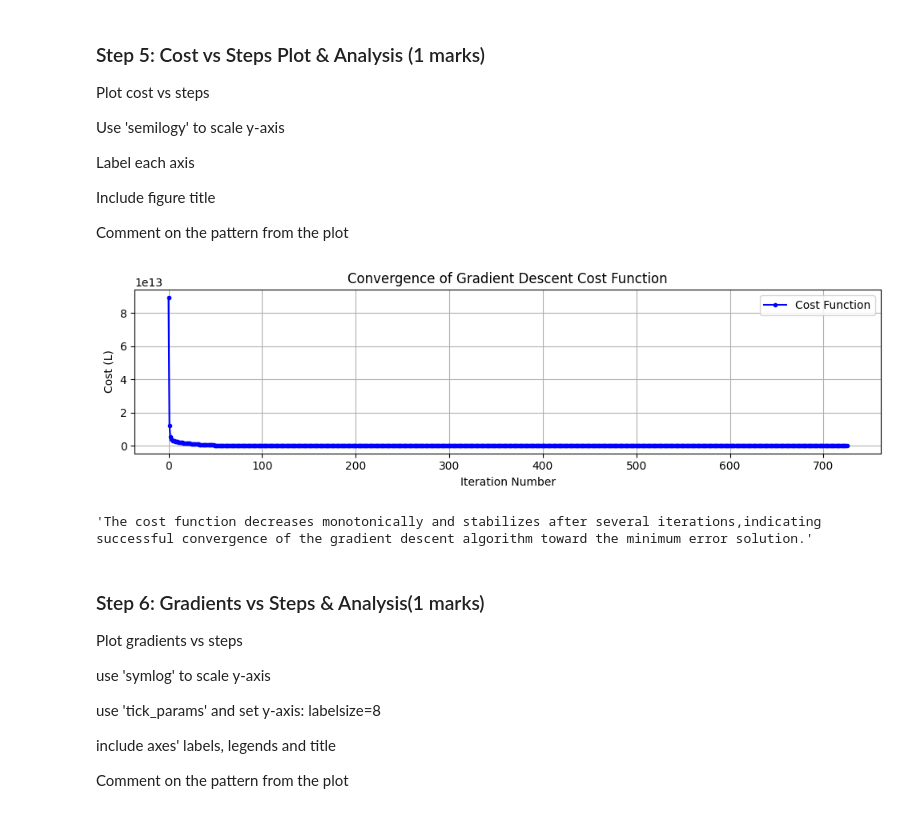
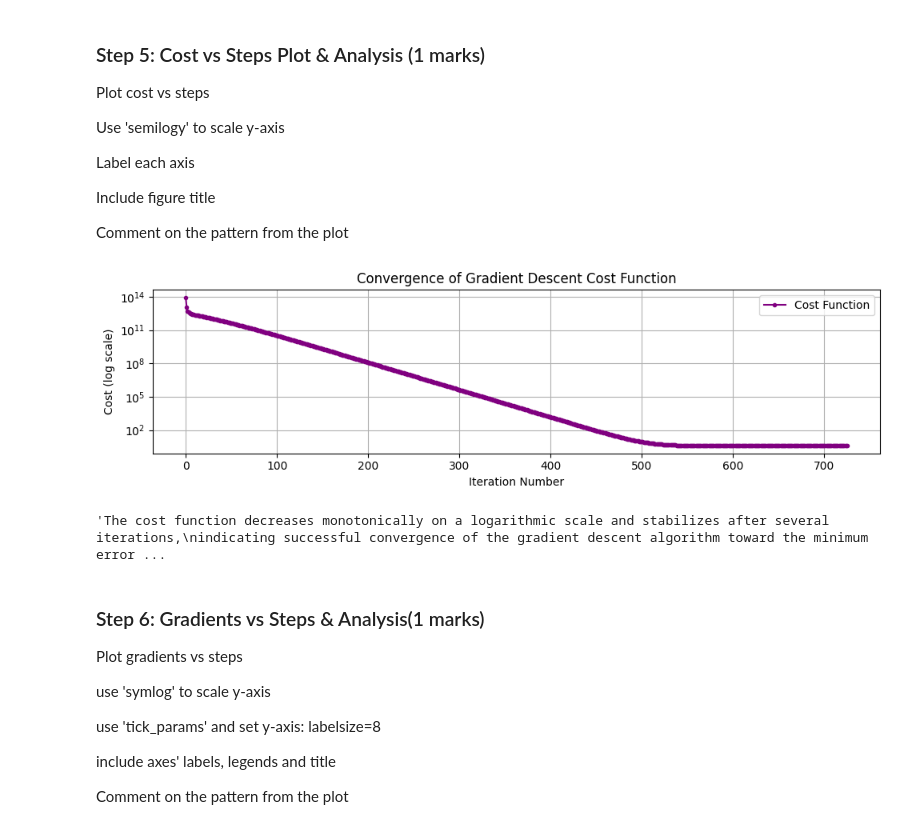
Before and after one commit to StephenNduba/ENGG680_2025_Fall, a Jupyter notebook: Lab_Assignment2/Assignment2_Upload.ipynb, the cells around one changed output. Drawn from its saved outputs; the diff is of its cells as text; code cells hidden in the pictures.

```diff
--- a/Lab_Assignment2/Assignment2_Upload.ipynb
+++ b/Lab_Assignment2/Assignment2_Upload.ipynb
@@ -623,27 +653,37 @@ Include figure title
 
 Comment on the pattern from the plot
 # %%
+# (0.5 marks)
+# ...
+ax.grid(True)
+fig.tight_layout()
+plt.show()
+
+# Comment on the pattern (0.5 marks)
+# ...
+
 fig , ax = plt.subplots(nrows=1,ncols=1, figsize=(10,3))
 # (0.5 marks)
 # ...
 if len(arr_cost) > 0:
-    ax.plot(range(len(arr_cost)), arr_cost, color='blue', marker='o', markersize=3, label='Cost Function')
+    ax.semilogy(range(len(arr_cost)), arr_cost, color='purple', marker='o', markersize=3, label='Cost Function')
     ax.set_xlabel('Iteration Number')
-    ax.set_ylabel('Cost (L)')
+    ax.set_ylabel('Cost (log scale)')
     ax.set_title('Convergence of Gradient Descent Cost Function')
     ax.legend()
 else:
     print("No cost data available for plotting.")
 ax.grid(True)
 fig.tight_layout()
 plt.show()
 
 # Comment on the pattern (0.5 marks)
 # ...
-"""The cost function decreases monotonically and stabilizes after several iterations,indicating successful convergence of the gradient descent algorithm toward the minimum error solution."""
+"""The cost function decreases monotonically on a logarithmic scale and stabilizes after several iterations,
+indicating successful convergence of the gradient descent algorithm toward the minimum error solution."""
 # %% [output]
-[figure, old version]
+[figure, new version]
-'The cost function decreases monotonically and stabilizes after several iterations,indicating successful convergence of the gradient descent algorithm toward the minimum error solution.'
+'The cost function decreases monotonically on a logarithmic scale and stabilizes after several iterations,\nindicating successful convergence of the gradient descent algorithm toward the minimum error ...
 # %% [markdown]
 ### Step 6: Gradients vs Steps & Analysis(1 marks)
 Plot gradients vs steps
```
Also changed, not shown: parts of 18 cells of this notebook.
